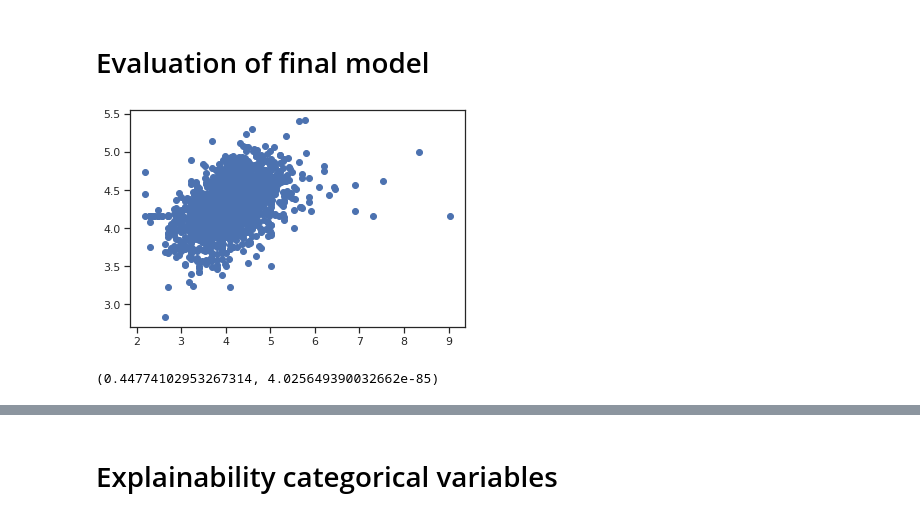
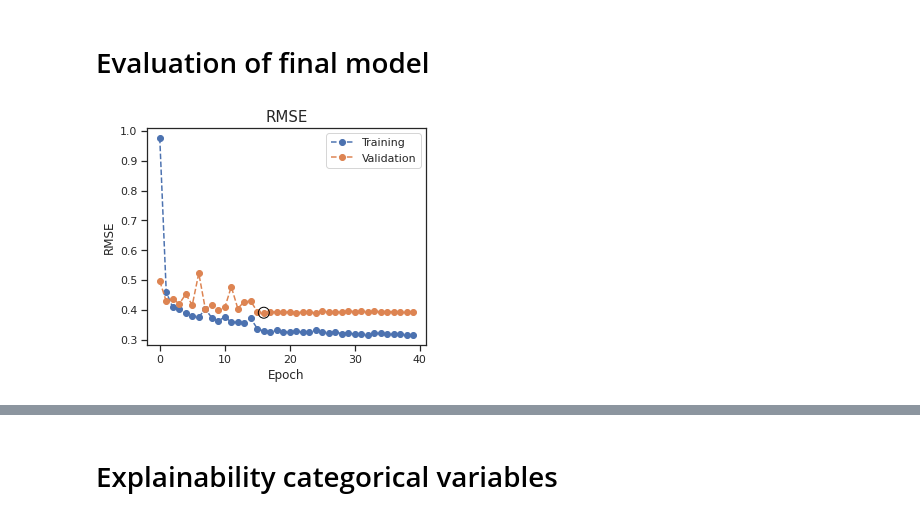
Before and after one commit to dernameistegal/airbnb_price, a Jupyter notebook: Ensemble_model2.ipynb, the cells around one changed output, grey strips where cells are left out. Cells and saved outputs as stored; diff of their text form; code cells hidden in the pictures.

```diff
--- a/Ensemble_model2.ipynb
+++ b/Ensemble_model2.ipynb
@@ -184,33 +225,32 @@ result = train.run_training(model, optimizer, loss_fn, device, 200, trainloader,
 # %% [markdown]
 # Evaluation of final model
+# %%
+# load statedict and model performances
+savefolder = "test3"
+state_dict = torch.load("/content/drive/MyDrive/Colab/airbnb/data/model_performance/" + savefolder + "/checkpoint.pt")
+model.load_state_dict(state_dict)
+train_rmse = np.load("/content/drive/MyDrive/Colab/airbnb/data/model_performance/" + savefolder + "/trainloss.npy")
+val_rmse = np.load("/content/drive/MyDrive/Colab/airbnb/data/model_performance/" + savefolder + "/valloss.npy")
 # %%
 # plot train and test
-train_losses, val_losses, train_rmse, val_rmse = result
 ut.plot("RMSE", "RMSE", train_rmse, val_rmse, yscale='linear')
-ut.plot("RMSE", "RMSE", train_rmse, val_rmse, yscale='log')
+# %% [output]
+[figure, added]
 # %%
 # show correlation
-from scipy.stats.stats import pearsonr
-import matplotlib.pyplot as plt
-
+ypreds = []
 ys = []
-ypreds = []
 
 with torch.no_grad():
     model = model.eval()
 
-    for ids, labels, masks in valloader:
-        ids, masks = ids.to(device), masks.to(device)
-        y_pred = model1(ids, masks)[0]
+    for pic_embdg, description_embdg, reviews_embdg, cont_features, cat_features, label in tqdm(valloader):
+
+        pic_embdg, description_embdg, reviews_embdg, cont_features, cat_features = \
+        pic_embdg.to(device), description_embdg.to(device), reviews_embdg.to(device), cont_features.to(device), cat_features.to(device).int()
+
+        y_pred = model(pic_embdg, description_embdg, reviews_embdg, cont_features, cat_features)
         y_pred = list(y_pred.detach().cpu())
+
         ypreds = ypreds + y_pred
-
-        ys = ys + list(labels)
-
-
-plt.scatter(ys, ypreds)
-plt.show()
-pearsonr(ys, ypreds)
+        ys = ys + list(label)
-# %% [output]
-[figure, removed]
-(0.44774102953267314, 4.025649390032662e-85)
```
Also changed, not shown: parts of 14 cells of this notebook.
